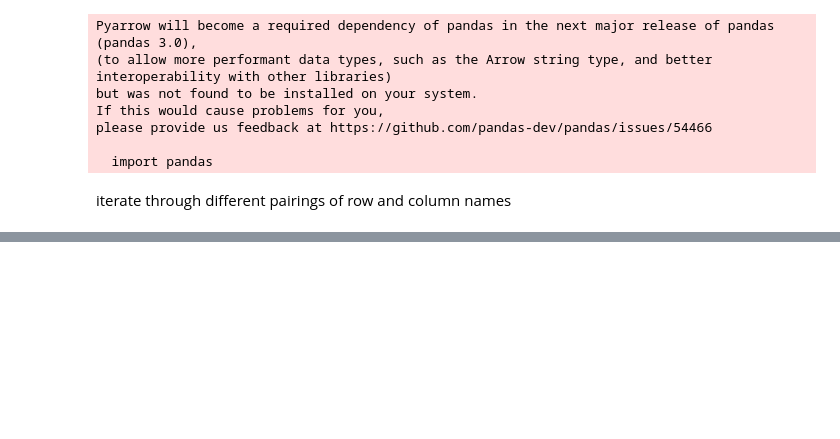
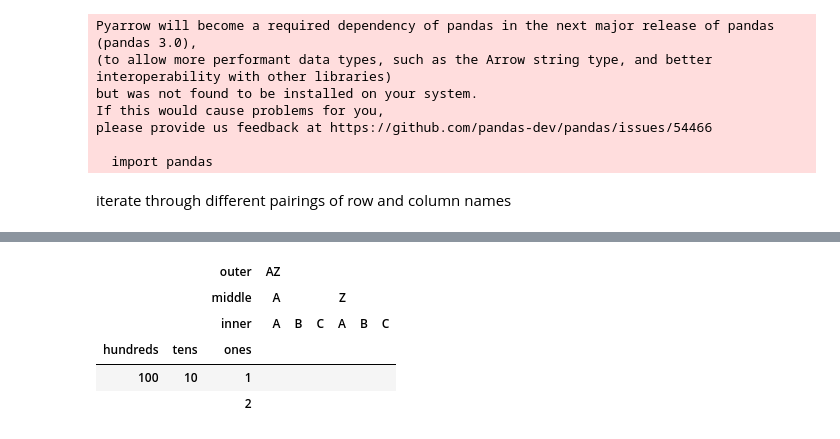
Before and after one commit to tonyfast/tonyfast, a Jupyter notebook: tonyfast/xxiv/2024-02-15-pandas-table-names.ipynb, the cells around one changed output, grey strips where cells are left out. Drawn from its saved outputs; the diff is of its cells as text; code cells hidden in the pictures; blank space fills up the shorter version.

```diff
--- a/tonyfast/xxiv/2024-02-15-pandas-table-names.ipynb
+++ b/tonyfast/xxiv/2024-02-15-pandas-table-names.ipynb
@@ -75,0 +75,9 @@ iterate through different pairings of row and column names
+# %%
+    df
+# %% [output]
+|  |  | outer | AZ |  |  |  |  |  |
+|  |  | middle | A |  |  | Z |  |  |
+|  |  | inner | A | B | C | A | B | C |
+| hundreds | tens | ones |  |  |  |  |  |  |
+| 100 | 10 | 1 |  |  |  |  |  |  |
+|  |  | 2 |  |  |  |  |  |  |
```
Also changed, not shown: parts of 1 cell of this notebook.
